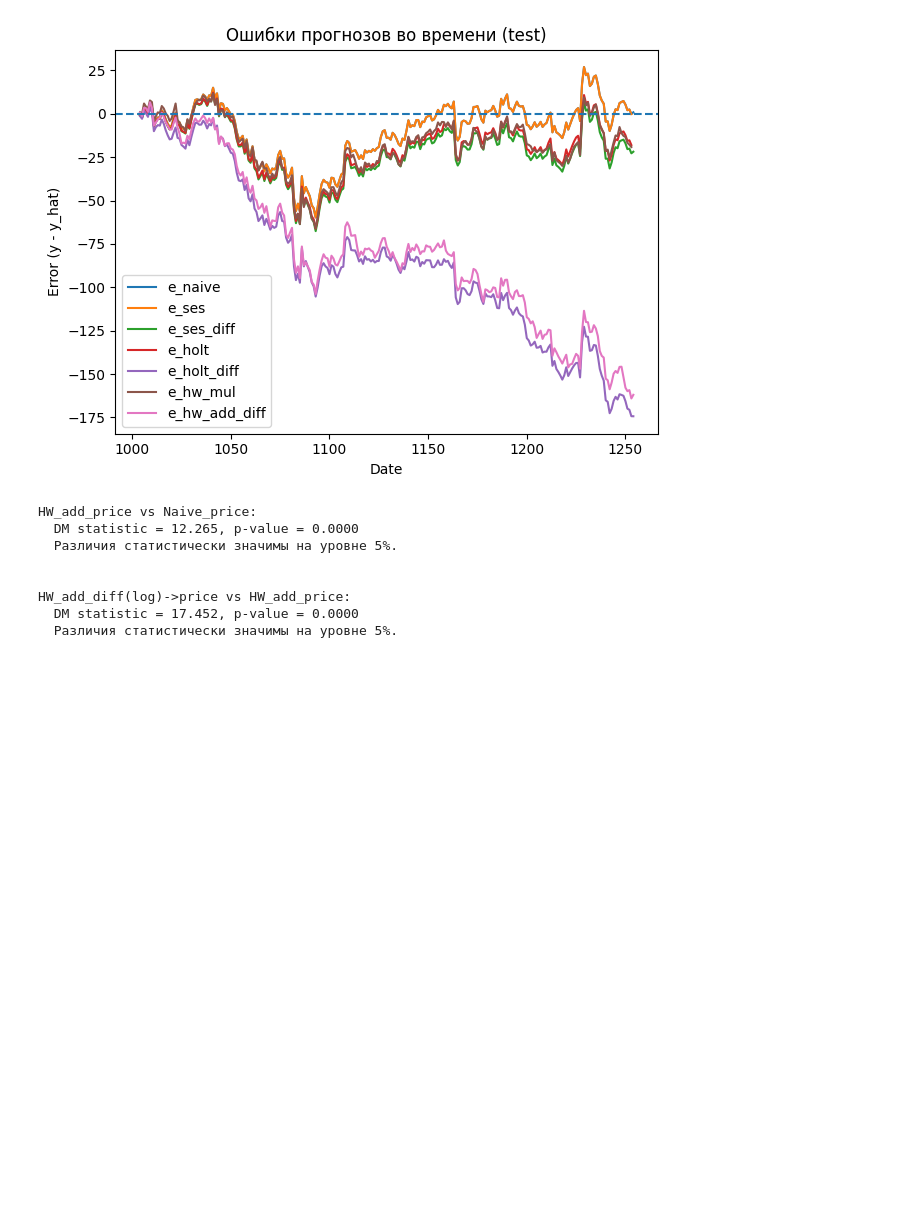
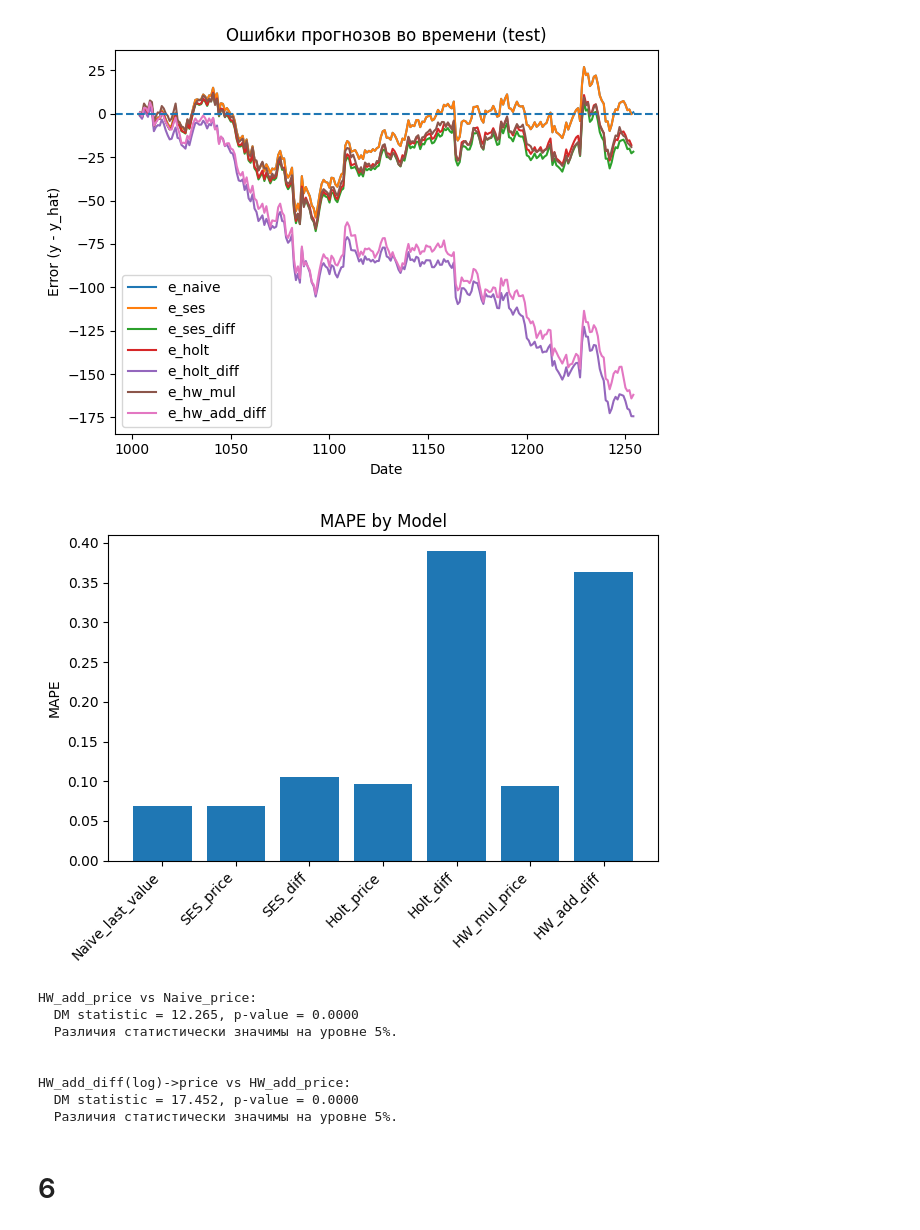
Before and after one commit to NikitaFedorovS/TS_post, a Jupyter notebook: hm_1.ipynb, the cells around one changed output. Saved outputs shown, nothing was run; the diff lists cells and outputs as text; code cells hidden in the pictures; blank space fills up the shorter version.

```diff
--- a/hm_1.ipynb
+++ b/hm_1.ipynb
@@ -330,8 +332,8 @@ df = df.dropna(subset=["diff1"])
 
 n = len(ts)
 split = int(n * 0.8)
-train = df[:split]
-test  = df[split:]
+train = df[:split].copy()
+test  = df[split:].copy()
 
 h = len(test)
 # %%
@@ -628,6 +630,16 @@ plt.tight_layout()
 plt.show()
 # %% [output]
 [figure]
+# %%
+plt.figure()
+plt.bar(metrics_df.index, metrics_df["MAPE"])
+plt.xticks(rotation=45, ha="right")
+plt.ylabel("MAPE")
+plt.title("MAPE by Model")
+plt.tight_layout()
+plt.show()
+# %% [output]
+[figure, added]
 # %%
 def diebold_mariano(y_true, y_pred1, y_pred2, h=1, power=2):
     e1 = y_true - y_pred1
@@ -676,3 +688,5 @@ HW_add_price vs Naive_price:
 HW_add_diff(log)->price vs HW_add_price:
   DM statistic = 17.452, p-value = 0.0000
   Различия статистически значимы на уровне 5%.
+# %% [markdown]
+# 6
```
Also changed, not shown: parts of 37 cells of this notebook.
